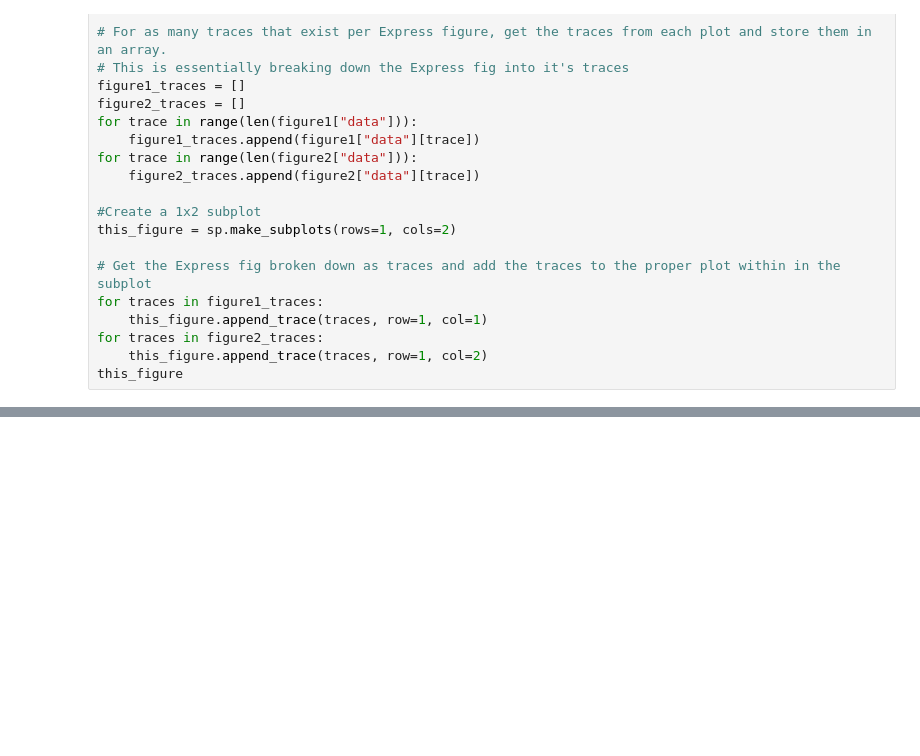
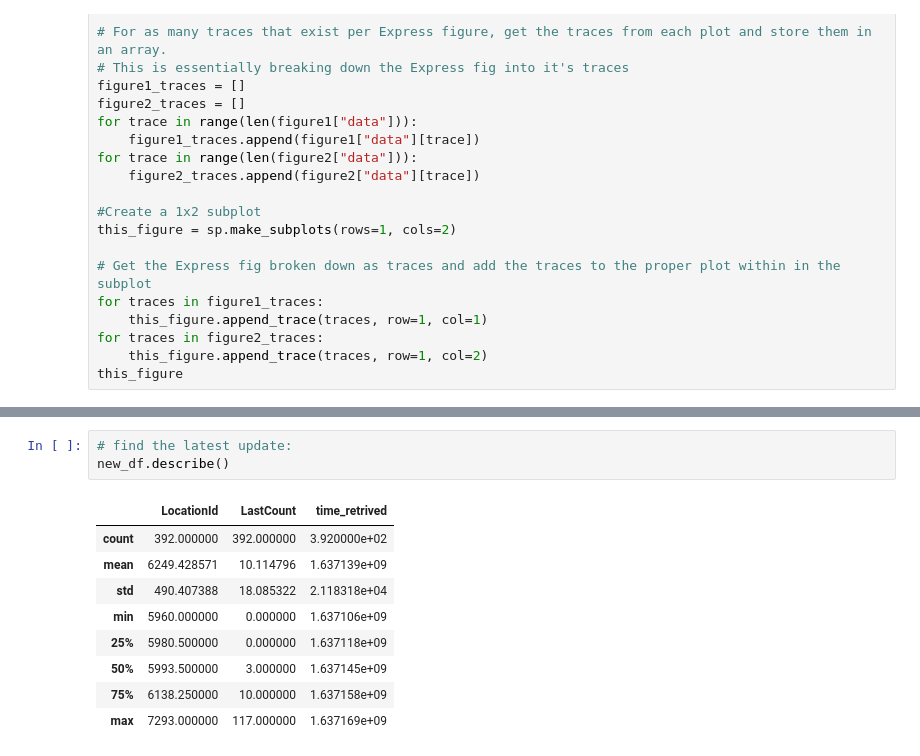
Before and after one commit to sodonova/corecproj, a Jupyter notebook: Exploration.ipynb, the cells around one changed output, grey strips where cells are left out. Saved outputs shown, nothing was run; the diff lists cells and outputs as text; blank space fills up the shorter version.

```diff
--- a/Exploration.ipynb
+++ b/Exploration.ipynb
@@ -201,0 +267,13 @@ this_figure
+# %%
+# find the latest update:
+new_df.describe()
+# %% [output]
+|  | LocationId | LastCount | time_retrived |
+| count | 392.000000 | 392.000000 | 3.920000e+02 |
+| mean | 6249.428571 | 10.114796 | 1.637139e+09 |
+| std | 490.407388 | 18.085322 | 2.118318e+04 |
+| min | 5960.000000 | 0.000000 | 1.637106e+09 |
+| 25% | 5980.500000 | 0.000000 | 1.637118e+09 |
+| 50% | 5993.500000 | 3.000000 | 1.637145e+09 |
+| 75% | 6138.250000 | 10.000000 | 1.637158e+09 |
+| max | 7293.000000 | 117.000000 | 1.637169e+09 |
```
Also changed, not shown: parts of 7 cells of this notebook.
